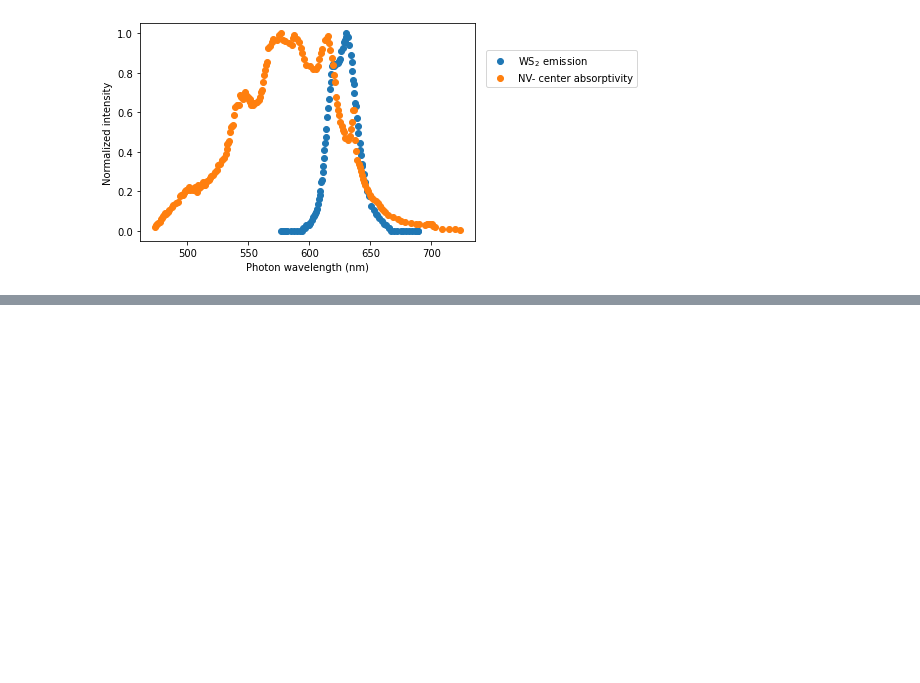
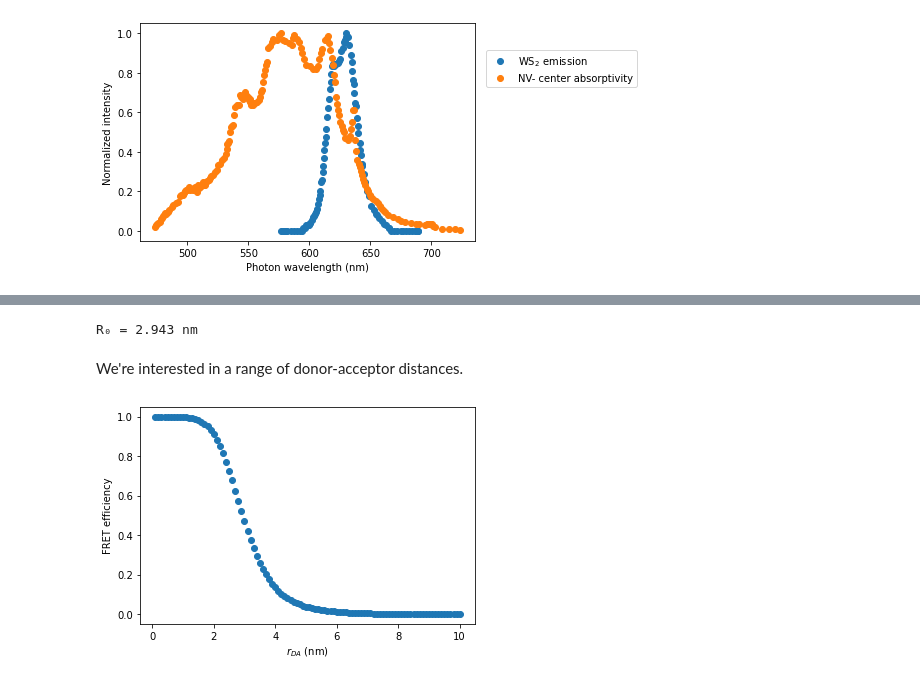
Before and after one commit to nbeaver/ws2-diamond-fret-calculation, a Jupyter notebook: WS2_NV-_center_FRET_estimation.ipynb, the cells around one changed output, grey strips where cells are left out. Saved outputs shown, nothing was run; the diff lists cells and outputs as text; code cells hidden in the pictures; blank space fills up the shorter version.

```diff
--- a/WS2_NV-_center_FRET_estimation.ipynb
+++ b/WS2_NV-_center_FRET_estimation.ipynb
@@ -199,0 +236,43 @@ print(E_total)
+# %%
+kappa2 = 2./3 # orientation factor for dipole interaction
+# "The orientation factor takes on a value of κ² = 2/3 for a dynamic and
+# isotropic distribution of donor and acceptor orientations"
+# "Varies between 0 and 4."
+
+n_diamond = 2.417 # index of refraction of diamond
+# "All refractive index values in the literature are in the 1.33 - 1.6 range.
+# The values 1.34 and 1.6 are the ones used most frequently."
+# TODO: check if this correct at 532 nm.
+
+Phi_D = 0.5 # quantum yield of WS2.
+# TODO: find a better value for WS2 monolayer.
+# "varies between 0 and 1"
+
+R_0_nm = forster_distance_OLI(kappa2, Phi_D, J = J_sum_OLI, n = n_diamond)
+
+print("R₀ = {:.4} nm".format(R_0_nm))
+# %% [output]
+R₀ = 2.943 nm
+# %%
+def FRET_efficiency(R_0, r_DA):
+    # Need both in same units.
+    R6_0 = R_0**6
+    E = R6_0 / (R6_0 + r_DA**6)
+    return E
+# %% [markdown]
+We're interested in a range of donor-acceptor distances.
+# %%
+r_DA_range_nm = np.linspace(0.1, 10, num=100)
+# %%
+FRET_efficiencies_list = []
+for r_DA_nm in r_DA_range_nm:
+    E = FRET_efficiency(R_0_nm, r_DA_nm)
+    FRET_efficiencies_list.append(E)
+FRET_efficiencies = np.array(FRET_efficiencies_list)
+# %%
+plt.clf()
+plt.scatter(r_DA_range_nm, FRET_efficiencies)
+plt.xlabel("$r_{DA}$ (nm)")
+plt.ylabel("FRET efficiency");
+# %% [output]
+[figure, added]
```
Also changed, not shown: parts of 16 cells of this notebook.
